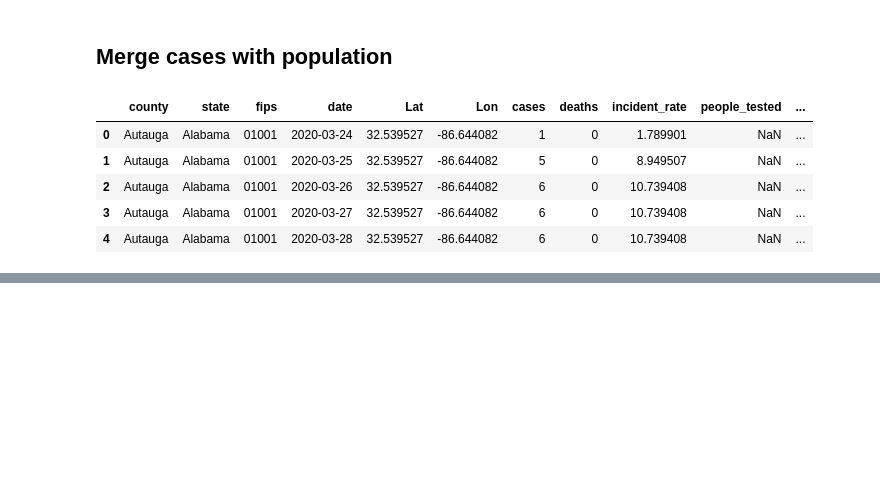
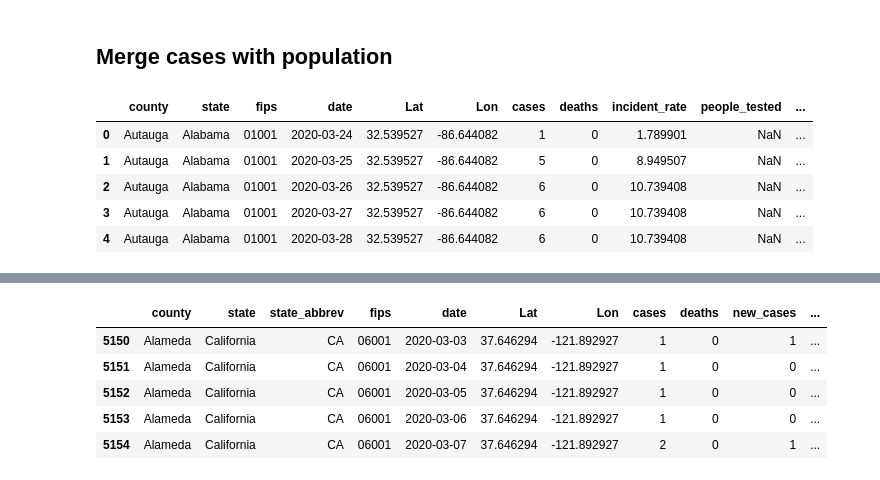
Before and after one commit to tiffanychu90/simple-coronavirus-report, a Jupyter notebook: notebooks/1-read-in-data.ipynb, the cells around one changed output, grey strips where cells are left out. Cells and saved outputs as stored; diff of their text form; code cells hidden in the pictures; blank space fills up the shorter version.

```diff
--- a/notebooks/1-read-in-data.ipynb
+++ b/notebooks/1-read-in-data.ipynb
@@ -152,0 +274,10 @@ df.head()
+# %%
+ca = cases_df[cases_df.state_abbrev=="CA"]
+ca.head()
+# %% [output]
+|  | county | state | state_abbrev | fips | date | Lat | Lon | cases | deaths | new_cases | ... |
+| 5150 | Alameda | California | CA | 06001 | 2020-03-03 | 37.646294 | -121.892927 | 1 | 0 | 1 | ... |
+| 5151 | Alameda | California | CA | 06001 | 2020-03-04 | 37.646294 | -121.892927 | 1 | 0 | 0 | ... |
+| 5152 | Alameda | California | CA | 06001 | 2020-03-05 | 37.646294 | -121.892927 | 1 | 0 | 0 | ... |
+| 5153 | Alameda | California | CA | 06001 | 2020-03-06 | 37.646294 | -121.892927 | 1 | 0 | 0 | ... |
+| 5154 | Alameda | California | CA | 06001 | 2020-03-07 | 37.646294 | -121.892927 | 2 | 0 | 1 | ... |
```
Also changed, not shown: parts of 10 cells of this notebook, 8 other files.
